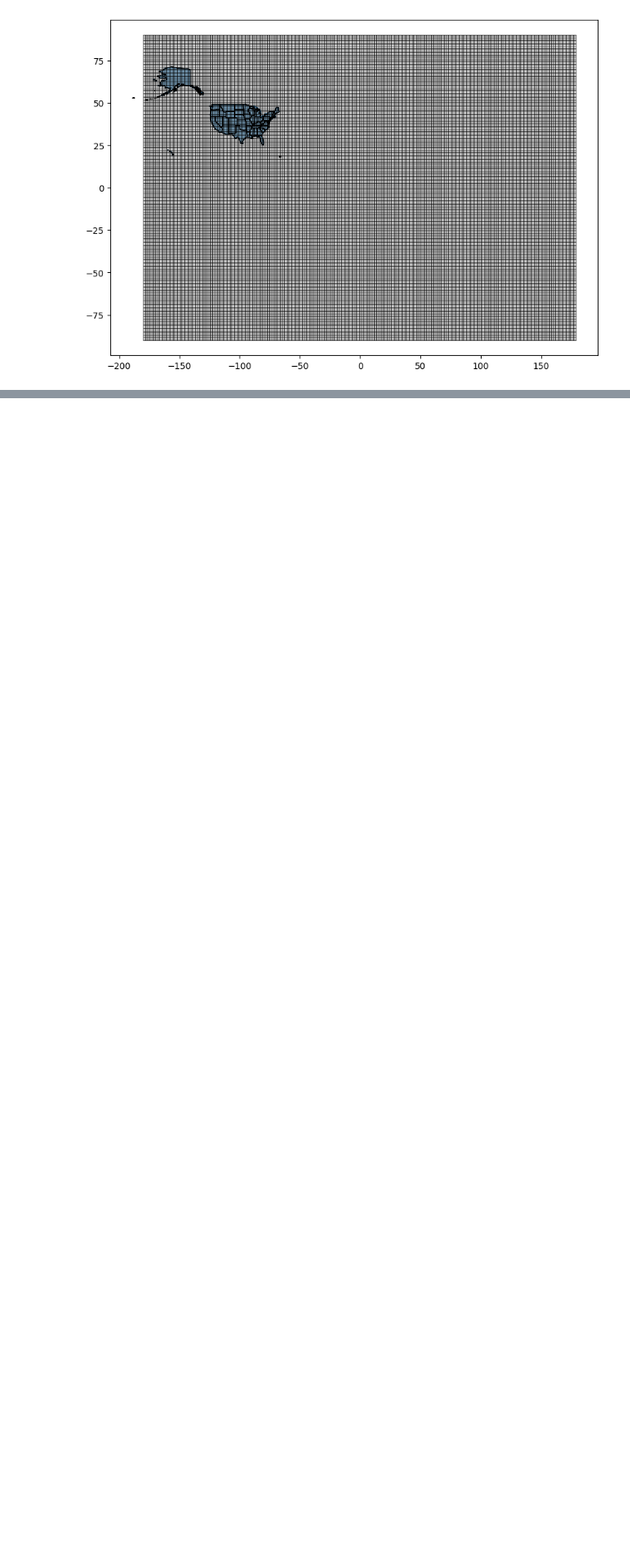
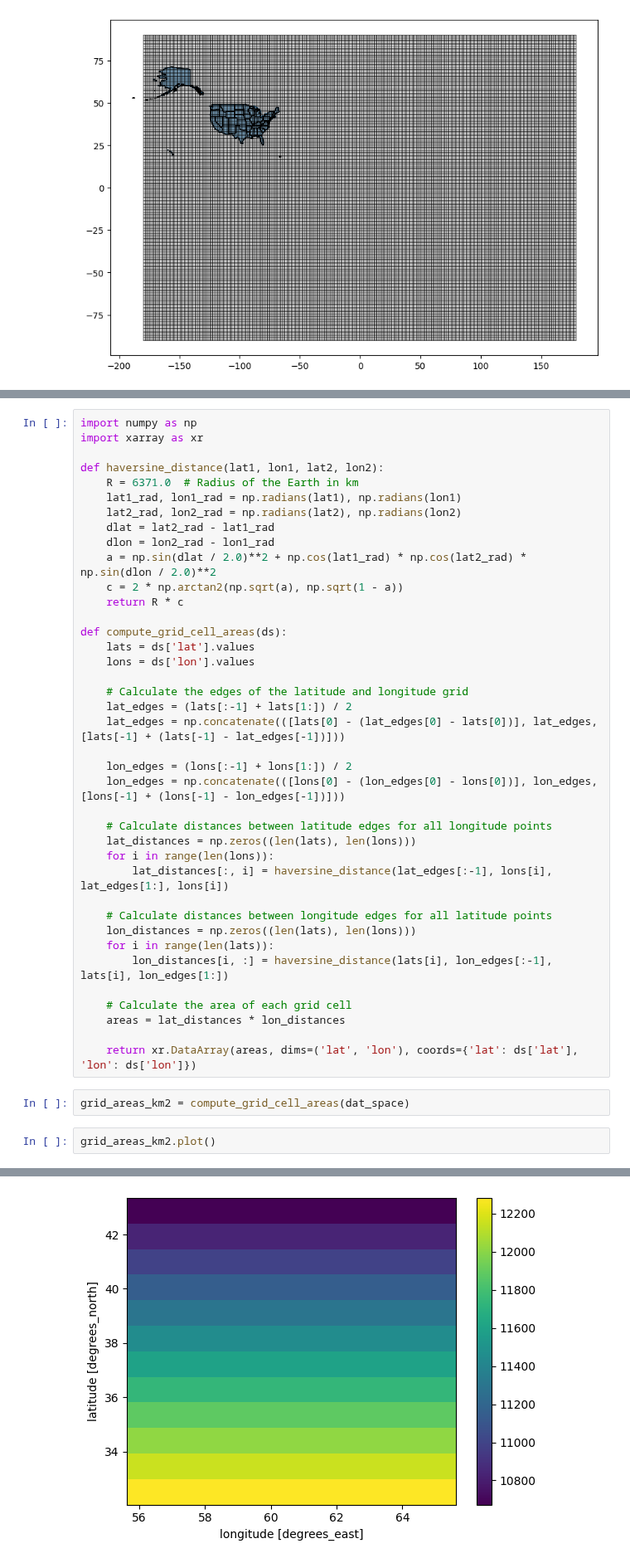
Before and after one commit to CUAHSI/notebooks, a Jupyter notebook: data-processing/cesm2/explore-cesm2-data.ipynb, the cells around one changed output, grey strips where cells are left out. Shown at 83% size. Saved outputs shown, nothing was run; the diff lists cells and outputs as text; blank space fills up the shorter version.

```diff
--- a/data-processing/cesm2/explore-cesm2-data.ipynb
+++ b/data-processing/cesm2/explore-cesm2-data.ipynb
@@ -630,0 +674,44 @@ atm.historical.daily.cmip6
+# %%
+import numpy as np
+import xarray as xr
+
+def haversine_distance(lat1, lon1, lat2, lon2):
+    R = 6371.0  # Radius of the Earth in km
+    lat1_rad, lon1_rad = np.radians(lat1), np.radians(lon1)
+    lat2_rad, lon2_rad = np.radians(lat2), np.radians(lon2)
+    dlat = lat2_rad - lat1_rad
+    dlon = lon2_rad - lon1_rad
+    a = np.sin(dlat / 2.0)**2 + np.cos(lat1_rad) * np.cos(lat2_rad) * np.sin(dlon / 2.0)**2
+    c = 2 * np.arctan2(np.sqrt(a), np.sqrt(1 - a))
+    return R * c
+
+def compute_grid_cell_areas(ds):
+    lats = ds['lat'].values
+    lons = ds['lon'].values
+
+    # Calculate the edges of the latitude and longitude grid
+    lat_edges = (lats[:-1] + lats[1:]) / 2
+    lat_edges = np.concatenate(([lats[0] - (lat_edges[0] - lats[0])], lat_edges, [lats[-1] + (lats[-1] - lat_edges[-1])]))
+
+    lon_edges = (lons[:-1] + lons[1:]) / 2
+    lon_edges = np.concatenate(([lons[0] - (lon_edges[0] - lons[0])], lon_edges, [lons[-1] + (lons[-1] - lon_edges[-1])]))
+
+    # Calculate distances between latitude edges for all longitude points
+    lat_distances = np.zeros((len(lats), len(lons)))
+    for i in range(len(lons)):
+        lat_distances[:, i] = haversine_distance(lat_edges[:-1], lons[i], lat_edges[1:], lons[i])
+
+    # Calculate distances between longitude edges for all latitude points
+    lon_distances = np.zeros((len(lats), len(lons)))
+    for i in range(len(lats)):
+        lon_distances[i, :] = haversine_distance(lats[i], lon_edges[:-1], lats[i], lon_edges[1:])
+
+    # Calculate the area of each grid cell
+    areas = lat_distances * lon_distances
+
+    return xr.DataArray(areas, dims=('lat', 'lon'), coords={'lat': ds['lat'], 'lon': ds['lon']})
+# %%
+grid_areas_km2 = compute_grid_cell_areas(dat_space)
+# %%
+grid_areas_km2.plot()
+# %% [output]
@@ -631,3 +719,4 @@ atm.historical.daily.cmip6
+[figure, added]
 # %%
 import numpy as np
 
```
Also changed, not shown: parts of 17 cells of this notebook, 4 other files.
